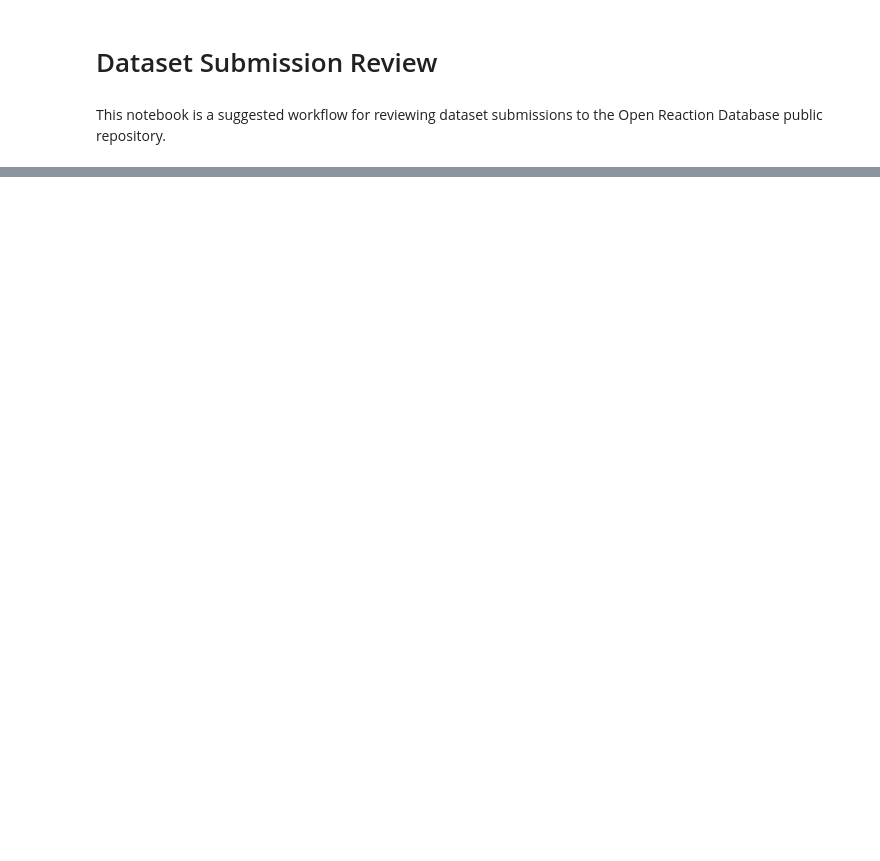
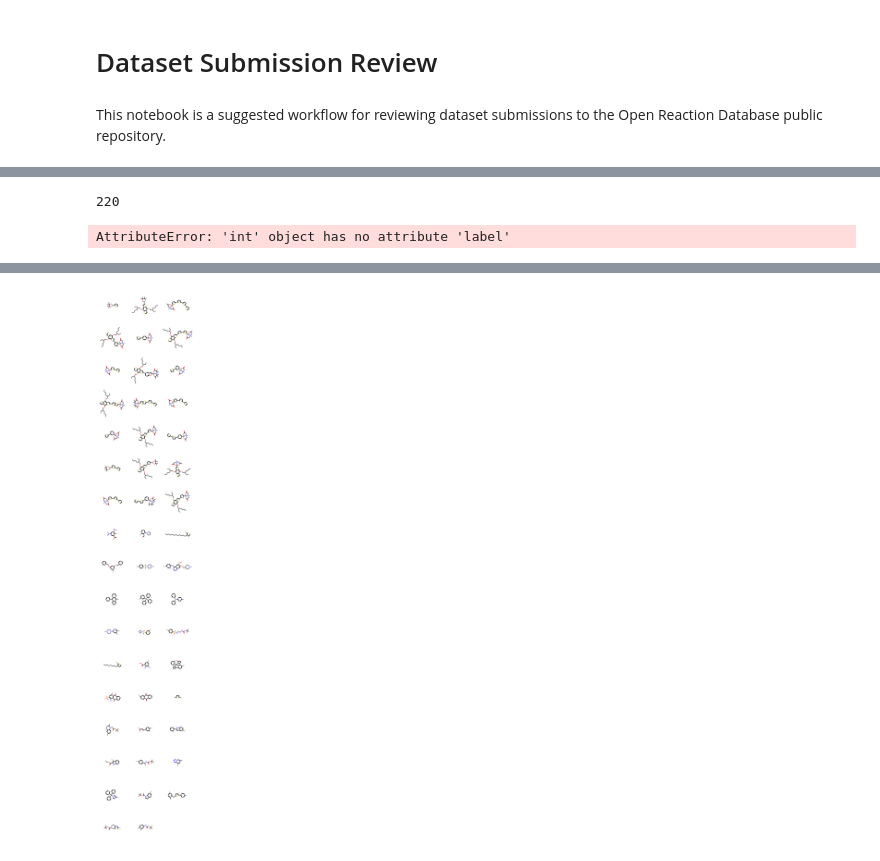
Before and after one commit to bdeadman/ord-schema, a Jupyter notebook: examples/reviews/example_1/review_example_1.ipynb, the cells around one changed output, grey strips where cells are left out. Saved outputs shown, nothing was run; the diff lists cells and outputs as text; code cells hidden in the pictures; blank space fills up the shorter version.

```diff
--- a/examples/reviews/example_1/review_example_1.ipynb
+++ b/examples/reviews/example_1/review_example_1.ipynb
@@ -20,0 +355,28 @@ FileNotFoundError: [Errno 2] No such file or directory: './attempts_dataset.pbtx
+# %%
+# extract all compound messages from the dataset
+compound_messages = message_helpers.find_submessages(message= data, submessage_type= reaction_pb2.Compound)
+print(len(compound_messages))
+# %% [output]
+220
+# %%
+# iterate through the compounds and convert to a dataframe
+compounds_df = pd.DataFrame()
+for compound in compound_messages:
+    #print(compound)
+    for identifier in compound.identifiers:
+        print(identifier.type.label)
+        print(identifier.value)
+# %% [output]
+AttributeError: 'int' object has no attribute 'label'
+# %%
+mols = []
+for component in components:
+    unique_values = df[component].unique()
+
+    for chem in unique_values:
+        smiles = chem
+        #print(smiles)
+        m = Chem.MolFromSmiles(smiles)
+        mols.append(m)
+Draw.MolsToGridImage(mols)
+# %% [output]
@@ -20,0 +400 @@ FileNotFoundError: [Errno 2] No such file or directory: './attempts_dataset.pbtx
+[figure, added]
```
Also changed, not shown: parts of 54 cells of this notebook.
